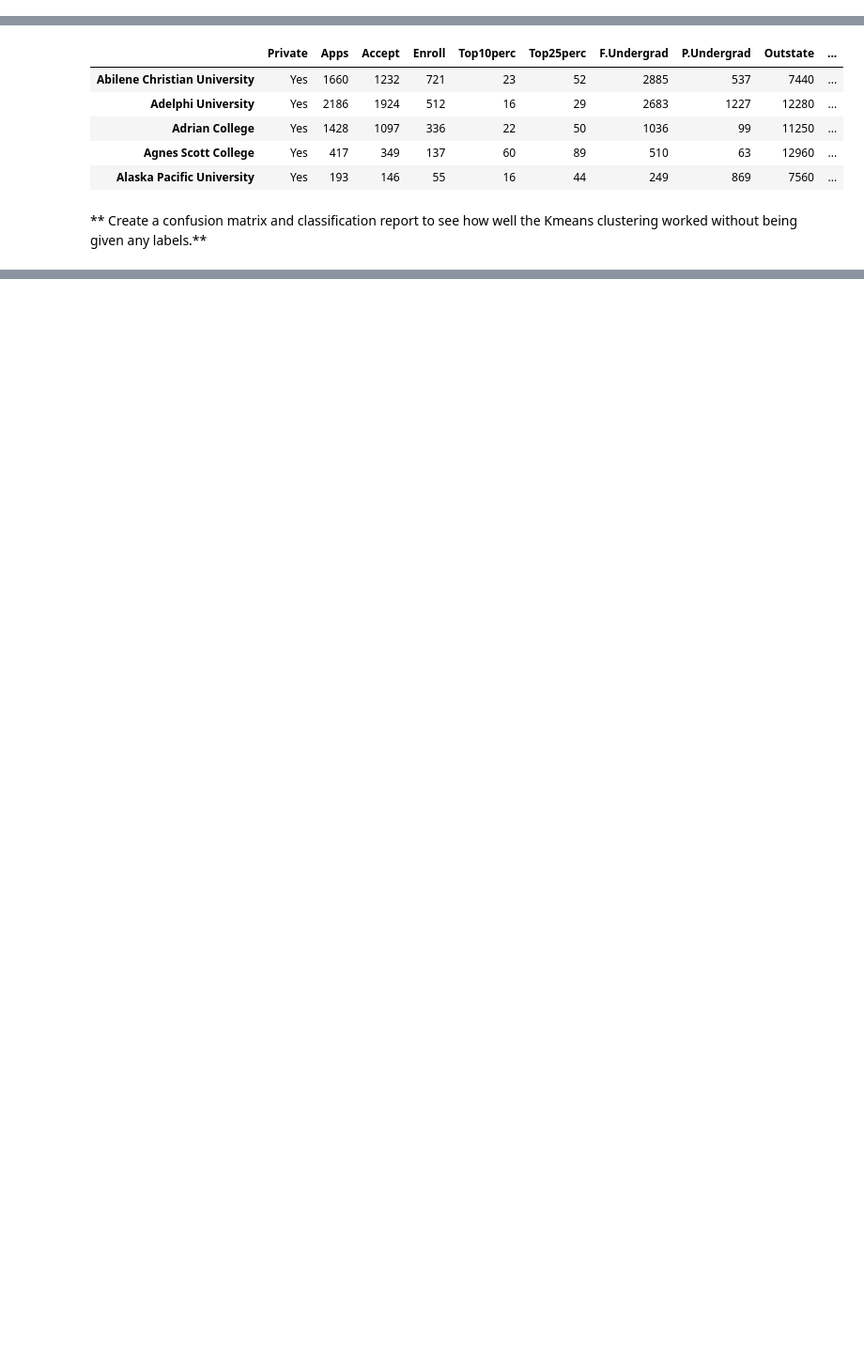
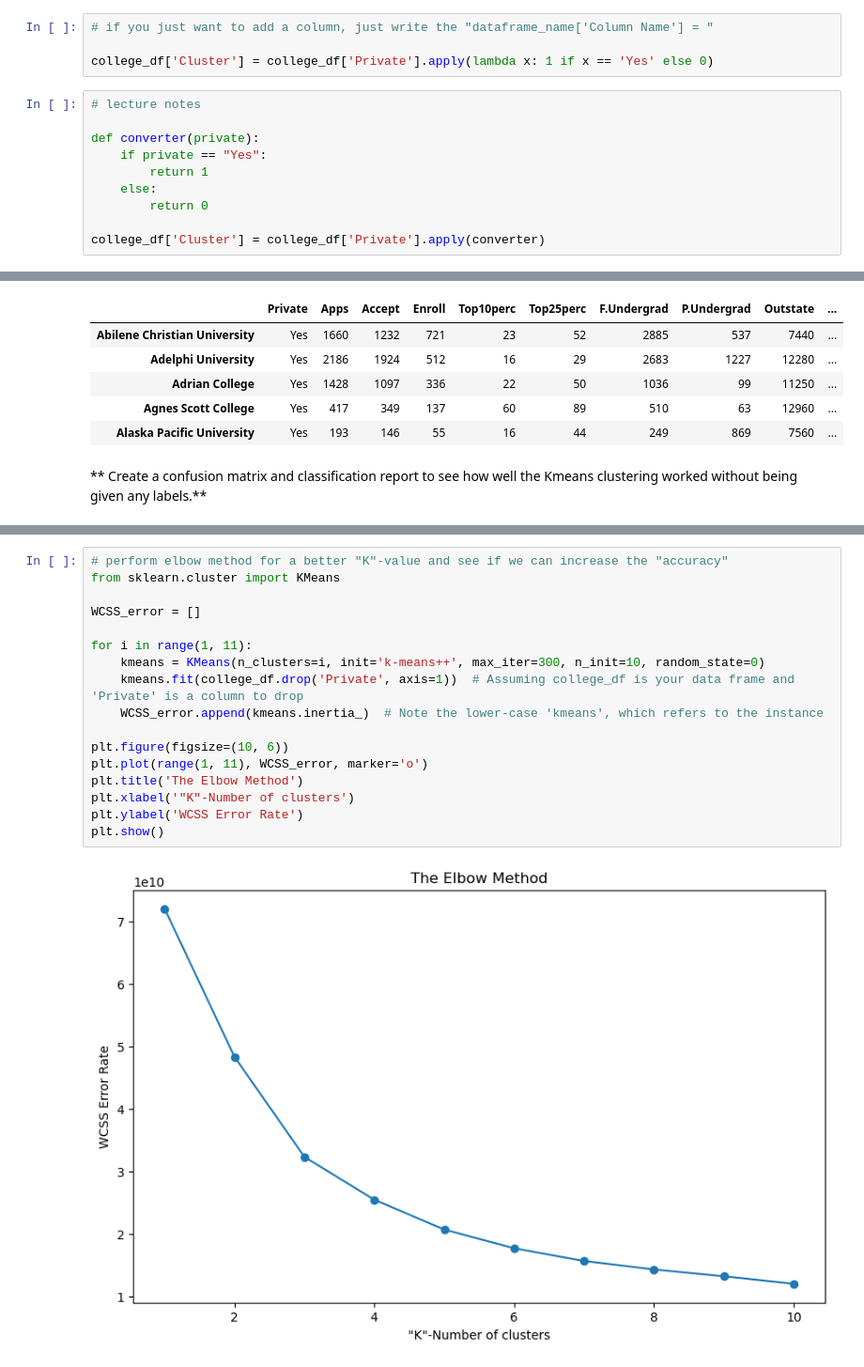
Before and after one commit to benzionchen/data-science-machine-learning-portfolio-projects, a Jupyter notebook: 17-K-Means-Clustering/02-K Means Clustering Project.ipynb, the cells around one changed output, grey strips where cells are left out. Shown: that part at 94% size. Saved outputs shown, nothing was run; the diff lists cells and outputs as text; blank space fills up the shorter version.

Commit message:
experimenting if there was a way to use kmeans clustering algorithms for binary classification (the result was not good -- should never do this)

```diff
--- a/17-K-Means-Clustering/02-K Means Clustering Project.ipynb
+++ b/17-K-Means-Clustering/02-K Means Clustering Project.ipynb
@@ -199,3 +223,17 @@ array([[  1.81323468e+03,   1.28716592e+03,   4.91044843e+02,
 There is no perfect way to evaluate clustering if you don't have the labels, however since this is just an exercise, we do have the labels, so we take advantage of this to evaluate our clusters, keep in mind, you usually won't have this luxury in the real world.
 
 ** Create a new column for df called 'Cluster', which is a 1 for a Private school, and a 0 for a public school.**
+# %%
+# if you just want to add a column, just write the "dataframe_name['Column Name'] = "
+
+college_df['Cluster'] = college_df['Private'].apply(lambda x: 1 if x == 'Yes' else 0)
+# %%
+# lecture notes
+
+def converter(private):
+    if private == "Yes":
+        return 1
+    else:
+        return 0
+
+college_df['Cluster'] = college_df['Private'].apply(converter)
@@ -225,0 +285,19 @@ Not so bad considering the algorithm is purely using the features to cluster the
+# %%
+# perform elbow method for a better "K"-value and see if we can increase the "accuracy"
+from sklearn.cluster import KMeans
+
+WCSS_error = []
+
+for i in range(1, 11):
+    kmeans = KMeans(n_clusters=i, init='k-means++', max_iter=300, n_init=10, random_state=0)
+    kmeans.fit(college_df.drop('Private', axis=1))  # Assuming college_df is your data frame and 'Private' is a column to drop
+    WCSS_error.append(kmeans.inertia_)  # Note the lower-case 'kmeans', which refers to the instance
+
+plt.figure(figsize=(10, 6))
+plt.plot(range(1, 11), WCSS_error, marker='o')
+plt.title('The Elbow Method')
+plt.xlabel('"K"-Number of clusters')
+plt.ylabel('WCSS Error Rate')
+plt.show()
+# %% [output]
+[figure, added]
```
Also changed, not shown: parts of 12 cells of this notebook, 1 other file.
